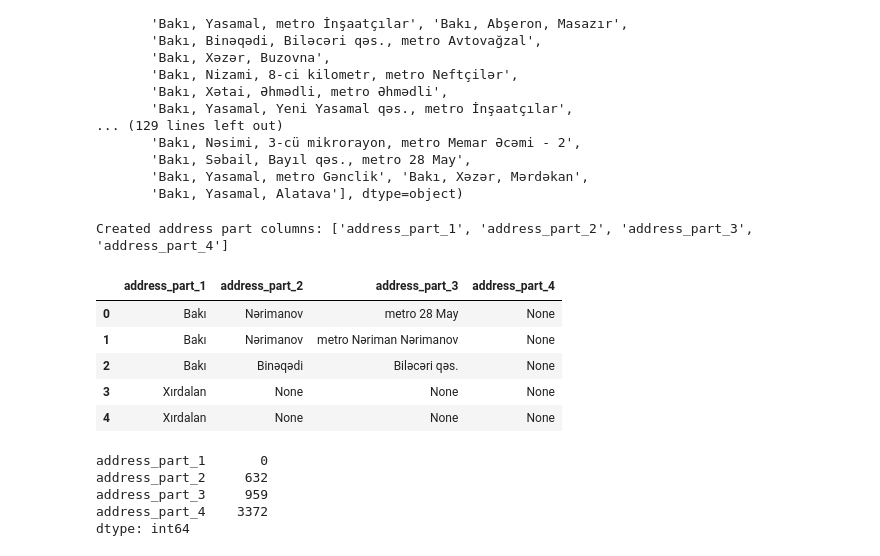
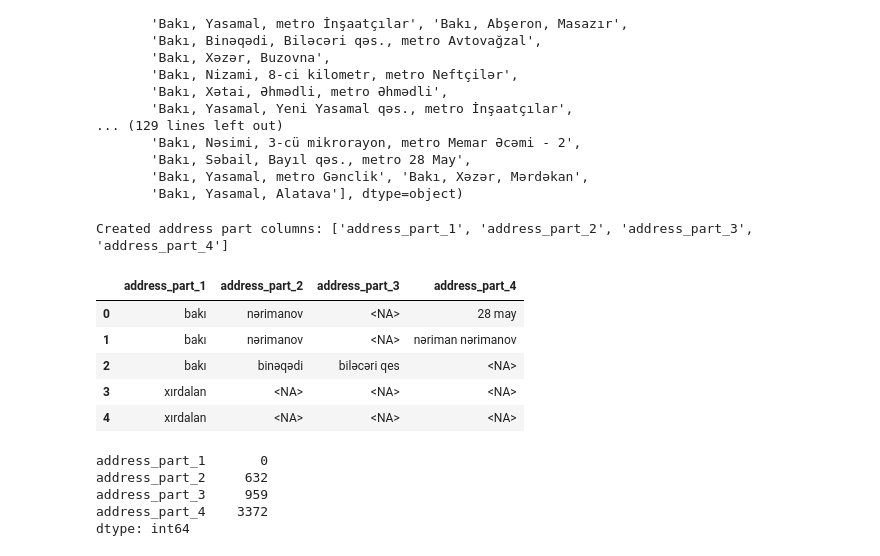
Before and after one commit to Bayrii/ai_project, a Jupyter notebook: notebooks/arenda-az-Data-Preprocessing.ipynb, the cells around one changed output. Drawn from its saved outputs; the diff is of its cells as text; code cells hidden in the pictures.

```diff
--- a/notebooks/arenda-az-Data-Preprocessing.ipynb
+++ b/notebooks/arenda-az-Data-Preprocessing.ipynb
@@ -95,26 +153,37 @@ array(['Bakı, Nərimanov, metro 28 May',
 # %%
-address_parts = (
-    df['address']
-    .fillna('')
-    .str.split(',', expand=True)
-    .apply(lambda col: col.str.strip())
-    .replace('', pd.NA)
-)
-address_parts.columns = [f'address_part_{i+1}' for i in range(address_parts.shape[1])]
+if 'address' in df.columns:
+    address_series = df['address']
+else:
+    address_series = pd.read_csv('../data/satilir_properties_cleaned.csv', usecols=['address'])['address']
+    if len(address_series) != len(df):
+        raise ValueError(f'Row mismatch while recovering address: address={len(address_series)}, df={len(df)}')
+    address_series = pd.Series(address_series.values, index=df.index)
+
+location_parts = extract_address_parts(address_series)
+
+address_parts = pd.DataFrame(
+    {
+        'address_part_1': location_parts['loc_city_raw'].replace('unknown', pd.NA),
+        'address_part_2': location_parts['loc_district_raw'].replace('unknown', pd.NA),
+        'address_part_3': location_parts['loc_neighborhood_raw'].replace('unknown', pd.NA),
+        'address_part_4': location_parts['loc_metro_raw'].replace('unknown', pd.NA),
+    },
+    index=df.index,
+ )
 
 for col in address_parts.columns:
     df[col] = address_parts[col]
 
 print('Created address part columns:', address_parts.columns.tolist())
 df[address_parts.columns].head()
 # %% [output]
 Created address part columns: ['address_part_1', 'address_part_2', 'address_part_3', 'address_part_4']
 |  | address_part_1 | address_part_2 | address_part_3 | address_part_4 |
-| 0 | Bakı | Nərimanov | metro 28 May | None |
-| 1 | Bakı | Nərimanov | metro Nəriman Nərimanov | None |
-| 2 | Bakı | Binəqədi | Biləcəri qəs. | None |
-| 3 | Xırdalan | None | None | None |
-| 4 | Xırdalan | None | None | None |
+| 0 | bakı | nərimanov | <NA> | 28 may |
+| 1 | bakı | nərimanov | <NA> | nəriman nərimanov |
+| 2 | bakı | binəqədi | biləcəri qes | <NA> |
+| 3 | xırdalan | <NA> | <NA> | <NA> |
+| 4 | xırdalan | <NA> | <NA> | <NA> |
 # %%
 df.drop(columns=["address"], inplace=True)
 # %%
```
Also changed, not shown: parts of 4 cells of this notebook, 5 other files.
